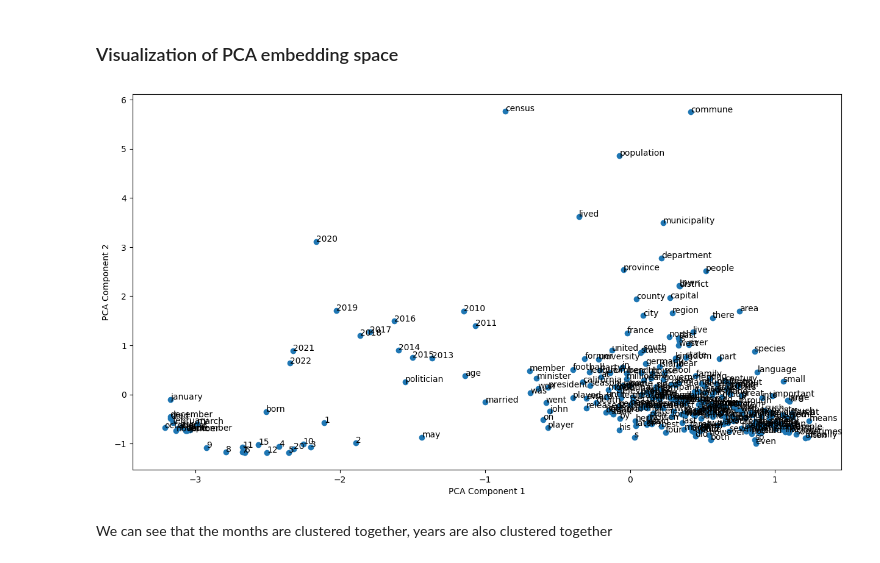
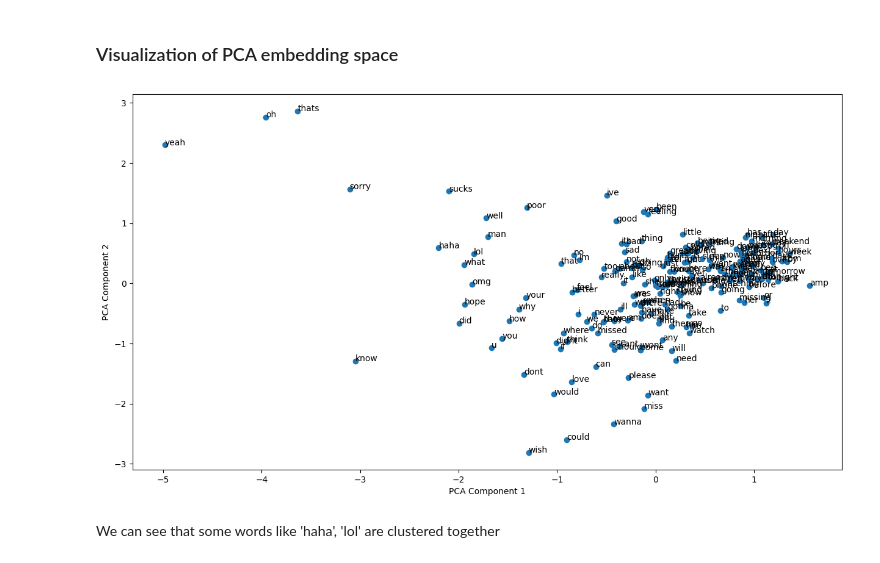
Before and after one commit to yjiahao/natural-language-processing, a Jupyter notebook: assignment_1_embeddings/skip-gram.ipynb, the cells around one changed output. Saved outputs shown, nothing was run; the diff lists cells and outputs as text; code cells hidden in the pictures.

```diff
--- a/assignment_1_embeddings/skip-gram.ipynb
+++ b/assignment_1_embeddings/skip-gram.ipynb
@@ -19,8 +22,13 @@ import logging
 logging.basicConfig(format='%(asctime)s : %(levelname)s : %(message)s', level=logging.INFO)
 # %%
 # read data file: contains all text data concatenated into a single file
-with open('../data/AllCombined.txt', 'r', encoding='utf-8') as f:
-    contents = f.read()
+# with open('../data/AllCombined.txt', 'r', encoding='utf-8') as f:
+#     contents = f.read()
+
+
+# read data
+df = pd.read_csv('../data/twitter/train.csv', encoding='latin-1', names=['target', 'ids', 'date', 'flag', 'user', 'text'])
+contents = list(df['text'])[:500000]
 # %%
 nltk.download('stopwords')
 nltk.download('punkt')
@@ -40,8 +52,8 @@ True
 # remove punctuation
 # lemmatization
 
-# split text into sentences by fullstop and lowercase everything
-sentences_lst = [content.strip().lower() for content in contents.split('.')]
+# split text into sentences by fullstop and lowercase everything up to 20000 sentences
+sentences_lst = [tweet.lower() for tweet in contents]
 
 # remove punctuation
 sentences_lst_removed_punc = [re.sub(r'[^\w\s]', '', sentence) for sentence in sentences_lst]
@@ -49,6 +61,10 @@ sentences_lst_removed_punc = [re.sub(r'[^\w\s]', '', sentence) for sentence in s
 # tokenize the split sentences into words
 tokenized_sentences = [sentence.split() for sentence in sentences_lst_removed_punc]
 
-# # stopword removal
+# stopword removal
 # stop_words = set(stopwords.words('english'))
 # filtered_tokenized_sentences = [[word for word in sentence if word not in stop_words] for sentence in tokenized_sentences]
+
+# lemmatization
+# lemmatizer = WordNetLemmatizer()
+# filtered_tokenized_sentences = [[lemmatizer.lemmatize(word) for word in sentence] for sentence in tokenized_sentences]
@@ -130,23 +150,23 @@ Similar words are mostly reasonable
 # %% [markdown]
 ### Visualization of PCA embedding space
 # %%
-words = list(model.wv.index_to_key[0:300])
+words = list(model.wv.index_to_key[0:200])
 embeddings = model.wv[words]
 
 pca = PCA(n_components=2)
 reduced_embeddings = pca.fit_transform(embeddings)
 
 plt.figure(figsize=(15, 8))
 plt.scatter(reduced_embeddings[:, 0], reduced_embeddings[:, 1], marker='o')
 
 for i, word in enumerate(words):
     plt.annotate(word, xy=(reduced_embeddings[i, 0], reduced_embeddings[i, 1]), fontsize=10)
 
 
 plt.xlabel('PCA Component 1')
 plt.ylabel('PCA Component 2')
 plt.show()
 # %% [output]
-[figure, old version]
+[figure, new version]
 # %% [markdown]
-We can see that the months are clustered together, years are also clustered together
+We can see that some words like 'haha', 'lol' are clustered together
```
Also changed, not shown: parts of 6 cells of this notebook, 1 other file.
